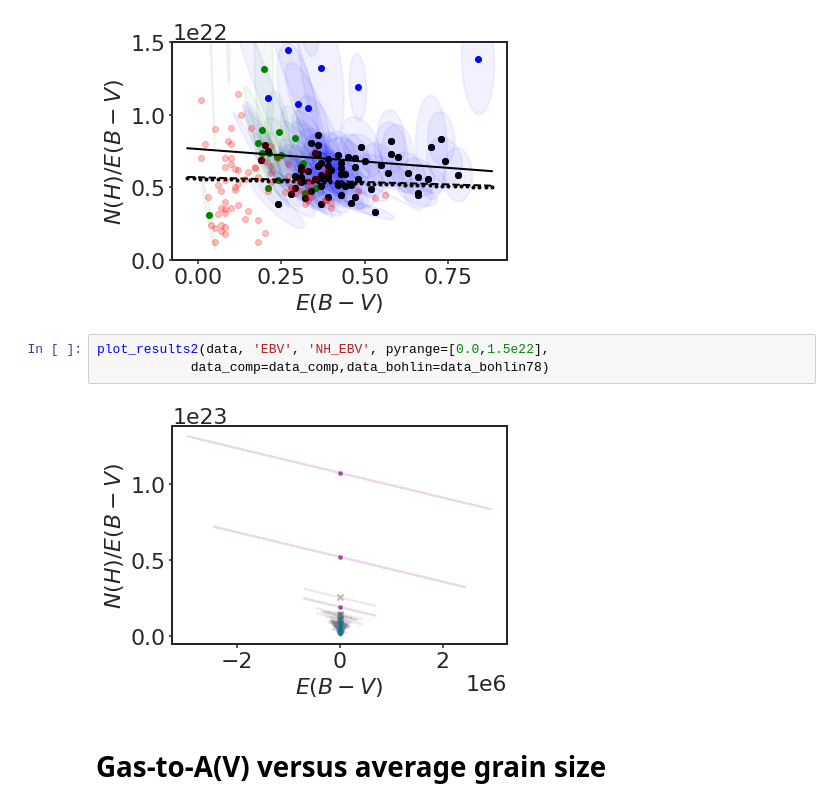
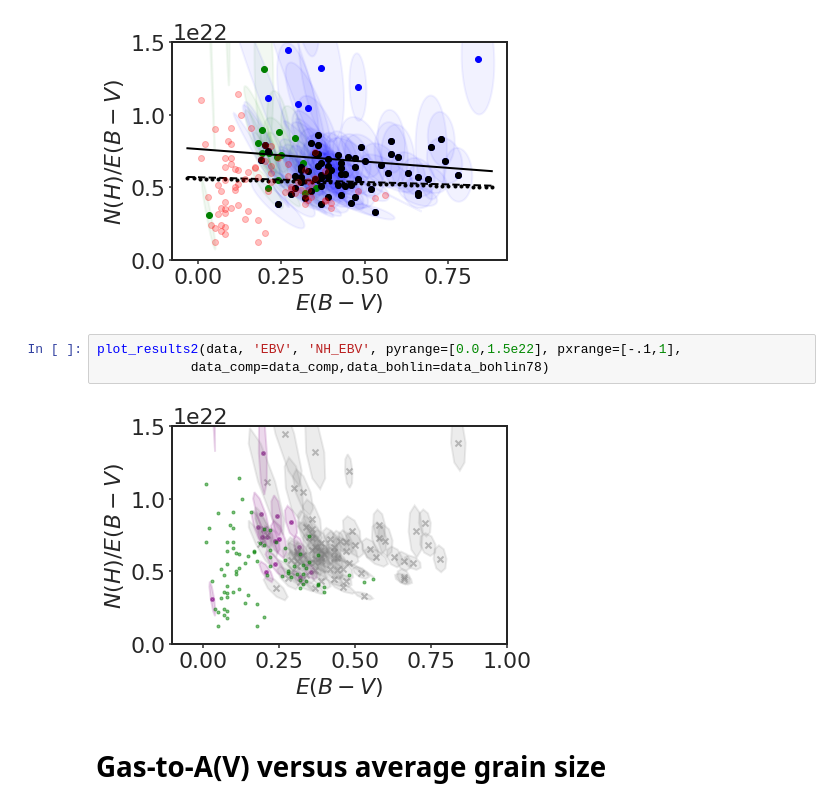
Before and after one commit to drvdputt/dust_fuse_h2, a Jupyter notebook: interesting_plots.ipynb, the cells around one changed output. Saved outputs shown, nothing was run; the diff lists cells and outputs as text.

```diff
--- a/interesting_plots.ipynb
+++ b/interesting_plots.ipynb
@@ -96,10 +96,10 @@ Parameters:
     -1.7299403491409e+21 7.640567650338111e+21
 [figure]
 # %%
-plot_results2(data, 'EBV', 'NH_EBV', pyrange=[0.0,1.5e22],
+plot_results2(data, 'EBV', 'NH_EBV', pyrange=[0.0,1.5e22], pxrange=[-.1,1],
             data_comp=data_comp,data_bohlin=data_bohlin78)
 # %% [output]
-[figure, old version]
+[figure, new version]
 # %% [markdown]
 # Gas-to-A(V) versus average grain size
 # %%
```
Also changed, not shown: parts of 7 cells of this notebook, 2 other files.
